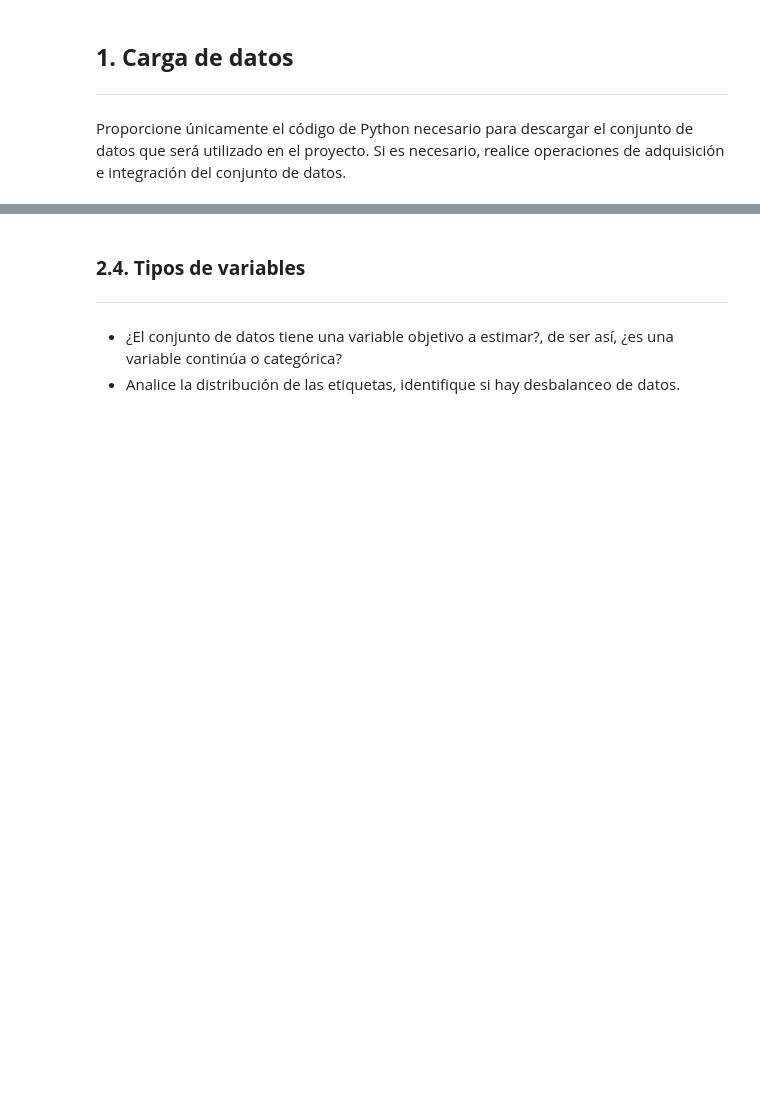
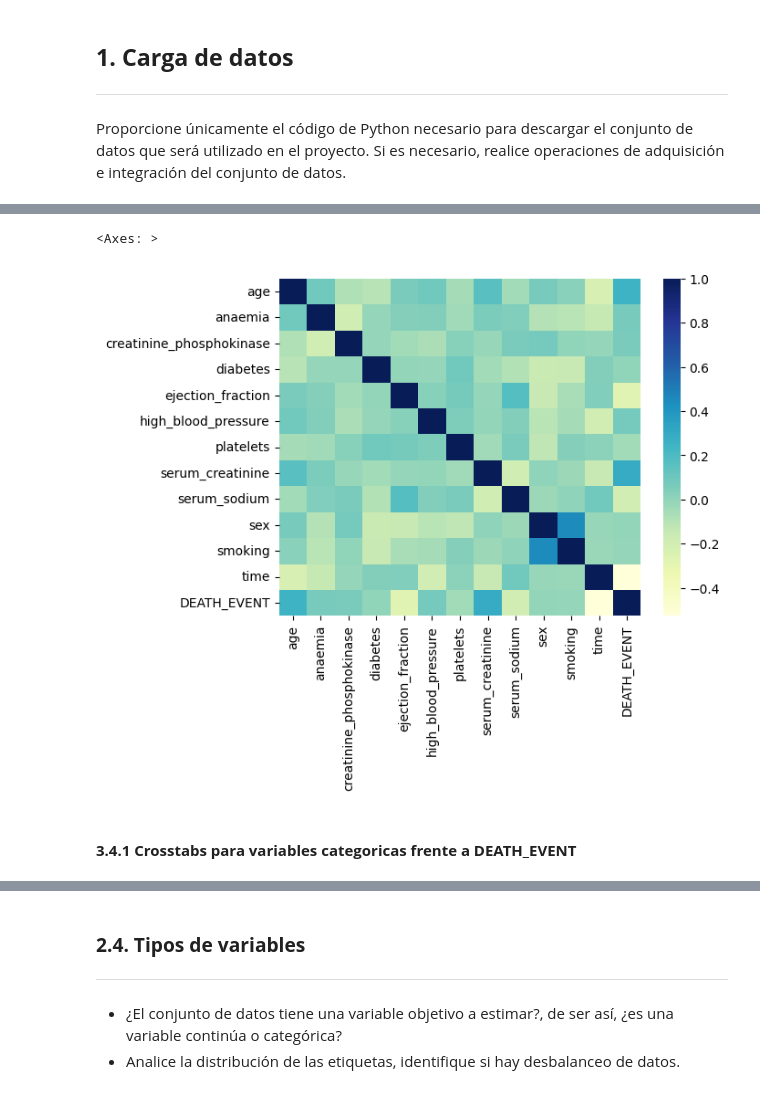
Before and after one commit to danielamejiacastro/MLDS--Course, a Jupyter notebook: Fase_2_Entendimiento_de_los_datos.ipynb, the cells around one changed output, grey strips where cells are left out. Cells and saved outputs as stored; diff of their text form; code cells hidden in the pictures; blank space fills up the shorter version.

```diff
--- a/Fase_2_Entendimiento_de_los_datos.ipynb
+++ b/Fase_2_Entendimiento_de_los_datos.ipynb
@@ -61,0 +441,8 @@ Describa el conjunto de datos por medio de estadística descriptiva, aportando i
+# %%
+sns.heatmap(df.corr(),
+            cmap='YlGnBu')
+# %% [output]
+<Axes: >
+[figure, added]
+# %% [markdown]
+#### **3.4.1 Crosstabs para variables categoricas frente a DEATH_EVENT**
```
Also changed, not shown: parts of 65 cells of this notebook.
